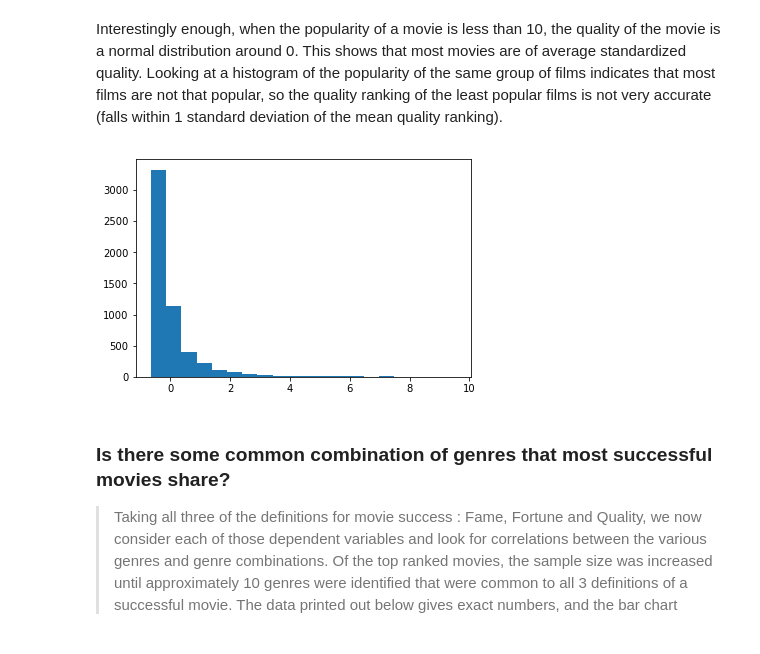
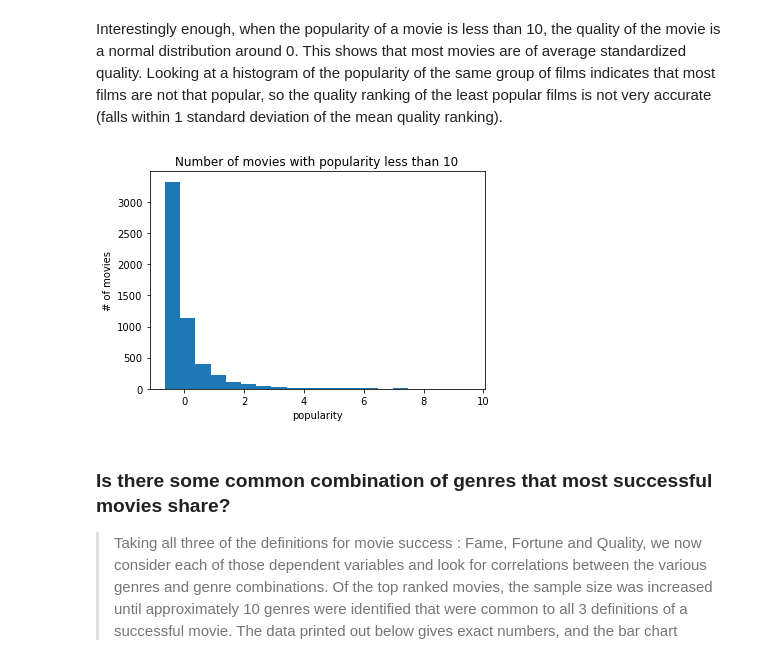
Before and after one commit to SandorAtTheZoo/UdacityDataAnalysisProject2, a Jupyter notebook: investigate-a-dataset-defineMovieSuccess.ipynb, the cells around one changed output. Cells and saved outputs as stored; diff of their text form; code cells hidden in the pictures.

```diff
--- a/investigate-a-dataset-defineMovieSuccess.ipynb
+++ b/investigate-a-dataset-defineMovieSuccess.ipynb
@@ -348,8 +371,11 @@ Interestingly enough, when the popularity of a movie is less than 10, the qualit
 # %%
 histPopularity = dfPearsonPopular[dfPearsonPopular['popularityStandardized']<10]['popularityStandardized']
 plt.hist(histPopularity.dropna(), bins = 20);
+plt.title('Number of movies with popularity less than 10')
+plt.ylabel('# of movies')
+plt.xlabel('popularity');
 # %% [output]
-[figure, old version]
+[figure, new version]
 # %% [markdown]
 ### Is there some common combination of genres that most successful movies share?
 
```
Also changed, not shown: parts of 10 cells of this notebook, 1 other file.
